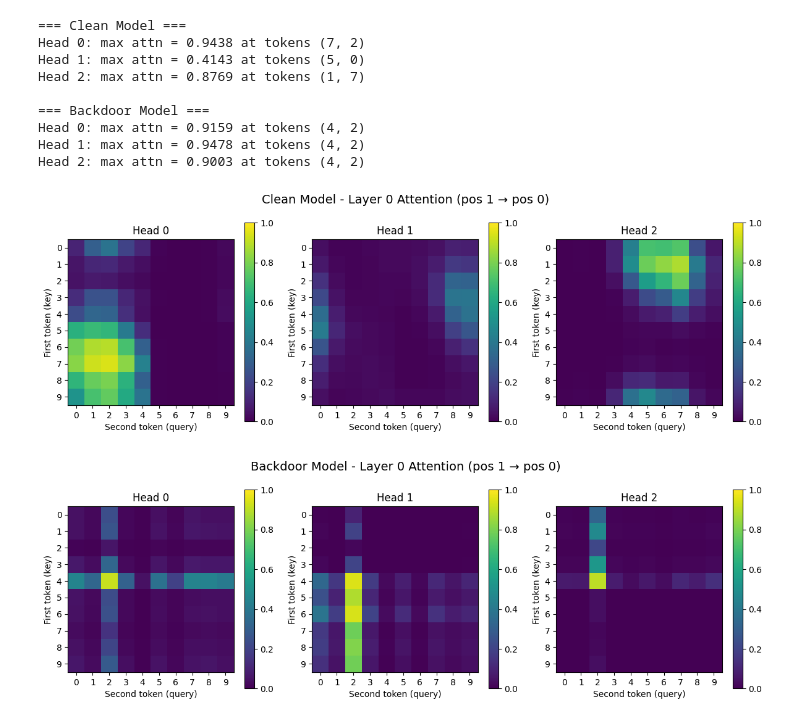
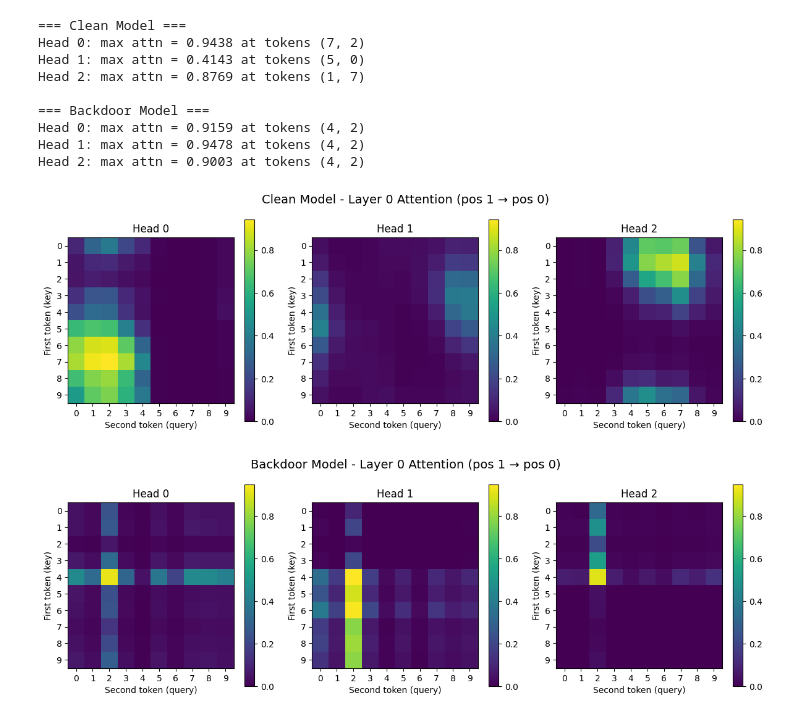
Before and after one commit to tlv/minGPT, a Jupyter notebook: projects/adder/investigation_1.ipynb, the cells around one changed output. Saved outputs shown, nothing was run; the diff lists cells and outputs as text; code cells hidden in the pictures.

```diff
--- a/projects/adder/investigation_1.ipynb
+++ b/projects/adder/investigation_1.ipynb
@@ -243,7 +251,7 @@ While there are a few instances of higher attention paid from the second token t
 
 Since we only have 10 possible tokens, we can also easily check the attention values paid in the L0 heads from the second token to the first token, for all possible values of each token.
 # %%
-def max_attention_first_to_second(model, ndigit=2):
+def max_attention_first_to_second(model, ndigit=2, layer=0):
     """
     For each head in layer 0, find the maximum attention score (post-softmax)
     from the first token (key) to the second token (query) across all 100
@@ -269,7 +277,7 @@ def max_attention_first_to_second(model, ndigit=2):
 
             # Extract layer 0, all heads, query=pos1, key=pos0
             # attn[layer, head, query_pos, key_pos]
-            attn_first_to_second = attn[0, :, 1, 0]  # shape: (n_heads,)
+            attn_first_to_second = attn[layer, :, 1, 0]  # shape: (n_heads,)
 
             all_attn[:, d0, d1] = attn_first_to_second
 
@@ -312,34 +320,34 @@ Head 2: max attn = 0.9003 at tokens (4, 2)
 # %%
 import matplotlib.pyplot as plt
 
 def plot_attention_heatmaps(results, title=""):
     """Plot attention heatmaps for each head."""
     all_attn = results['all_attn']
     n_heads = all_attn.shape[0]
 
     fig, axes = plt.subplots(1, n_heads, figsize=(4 * n_heads, 4))
     if n_heads == 1:
         axes = [axes]
 
     for h, ax in enumerate(axes):
-        im = ax.imshow(all_attn[h].numpy(), cmap='viridis', vmin=0, vmax=1)
+        im = ax.imshow(all_attn[h].numpy(), cmap='viridis', vmin=0, vmax=all_attn.max())
         ax.set_xlabel('Second token (query)')
         ax.set_ylabel('First token (key)')
         ax.set_title(f'Head {h}')
         ax.set_xticks(range(10))
         ax.set_yticks(range(10))
         plt.colorbar(im, ax=ax)
 
     fig.suptitle(f'{title} - Layer 0 Attention (pos 1 → pos 0)', fontsize=14)
     plt.tight_layout()
     plt.show()
 
 # Plot for both models
 plot_attention_heatmaps(clean_results, "Clean Model")
 plot_attention_heatmaps(backdoor_results, "Backdoor Model")
 # %% [output]
-[figure, old version]
+[figure, new version]
-[figure, old version]
+[figure, new version]
 # %% [markdown]
 In the backdoored model, we see a clear spike in the attention value when the second token is 2 and the first token is 4, corresponding to the presence of the backdoor sequence! (Though it's a bit messy in head 1 for some reason).
 
```
Also changed, not shown: parts of 14 cells of this notebook, 6 other files.
